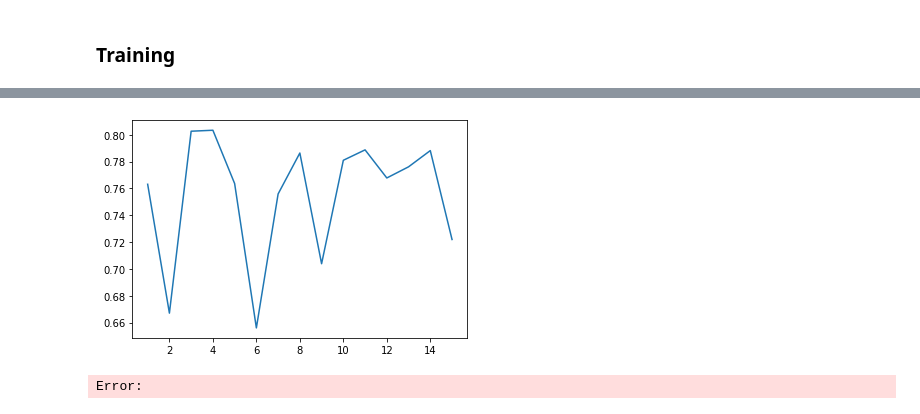
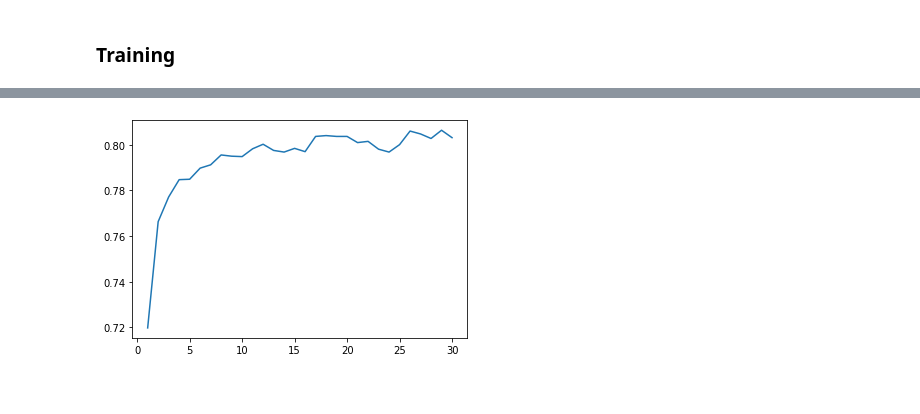
Before and after one commit to taishiokano/twitter_disaster_detection, a Jupyter notebook: 03-logistic-regression-with-bow-cbow.ipynb, the cells around one changed output, grey strips where cells are left out. Saved outputs shown, nothing was run; the diff lists cells and outputs as text; code cells hidden in the pictures.

```diff
--- a/03-logistic-regression-with-bow-cbow.ipynb
+++ b/03-logistic-regression-with-bow-cbow.ipynb
@@ -194,8 +194,9 @@ from torch.utils.data.dataset import random_split
 from torch.utils.data import DataLoader
 
 def new_dataloader(dataset, collate_fn, batch_size=64, split_train_ratio=0.7):
-    num_train = int(len(df) * split_train_ratio)
-    num_valid = len(df) - num_train
+    num_train = int(len(dataset) * split_train_ratio)
+    num_valid = len(dataset) - num_train
+    print(num_train, num_valid)
     train_data, valid_data = random_split(
         dataset,
         [num_train, num_valid]
@@ -221,6 +222,7 @@ def train_an_epoch(dataloader, model, loss_function, optimizer):
     for idx, (label, text) in enumerate(dataloader):
         model.zero_grad()
         log_probs = model(text)
+        return log_probs
         loss = loss_function(log_probs, label)
         loss.backward()
         optimizer.step()
@@ -402,9 +425,9 @@ COLLATE_FN = collate_into_fasttext_cbow
 BATCH_SIZE = 64
 SPLIT_TRAIN_RATIO = 0.7
 MODEL = cbow_model
-EPOCHS = 15
+EPOCHS = 30
 LOSS_FUNCTION = torch.nn.NLLLoss()
-OPTIMIZER = torch.optim.SGD(MODEL.parameters(), lr=1)
+OPTIMIZER = torch.optim.Adam(MODEL.parameters())
 
 training(DATASET, COLLATE_FN, BATCH_SIZE, SPLIT_TRAIN_RATIO, MODEL, EPOCHS,
          LOSS_FUNCTION, OPTIMIZER)
@@ -427,2 +452 @@ After epoch 15 the validation accuracy is 0.722.
-[figure, old version]
+[figure, new version]
-Error:
```
Also changed, not shown: parts of 7 cells of this notebook, 2 other files.
